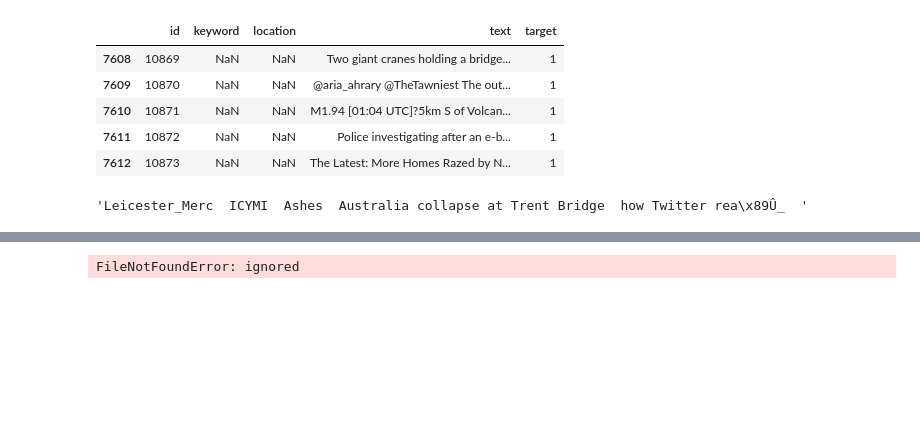
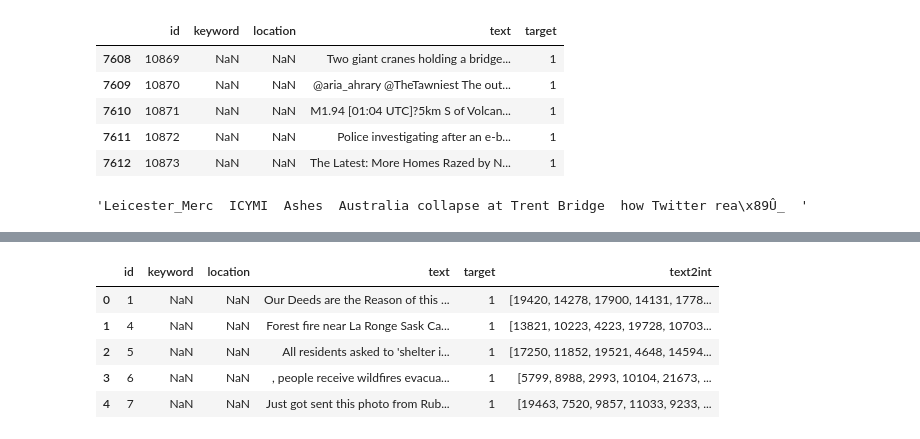
Before and after one commit to pahwa1902/LearMachineLearning, a Jupyter notebook: DisasterTweet.ipynb, the cells around one changed output, grey strips where cells are left out. Drawn from its saved outputs; the diff is of its cells as text; code cells hidden in the pictures; blank space fills up the shorter version.

```diff
--- a/DisasterTweet.ipynb
+++ b/DisasterTweet.ipynb
@@ -89,0 +61,25 @@ validate_dataset = validate_dataset.map(encode_fn)
+# %%
+def char2int(b):
+  vocab = len(set(b))
+  dict_vocab = {}
+  a = list(set(b))
+  for i in range(vocab):
+    dict_vocab[a[i]] = i
+  return dict_vocab,vocab
+# %%
+#char2id = {u:i for i,u in char2int[0].items()}
+training_data = training_data.reindex(columns=training_data.columns.tolist()+['text2int'])
+# %%
+encoder = char2int(summ)[0]
+vocab_size = char2int(summ)[1]
+# %%
+training_data['text2int'] = training_data['text'].apply(lambda x : np.array([encoder[c] for c in x.split(' ')]))
+# %%
+training_data.head()
+# %% [output]
+|  | id | keyword | location | text | target | text2int |
+| 0 | 1 | NaN | NaN | Our Deeds are the Reason of this ... | 1 | [19420, 14278, 17900, 14131, 1778... |
+| 1 | 4 | NaN | NaN | Forest fire near La Ronge Sask Ca... | 1 | [13821, 10223, 4223, 19728, 10703... |
+| 2 | 5 | NaN | NaN | All residents asked to 'shelter i... | 1 | [17250, 11852, 19521, 4648, 14594... |
+| 3 | 6 | NaN | NaN | , people receive wildfires evacua... | 1 | [5799, 8988, 2993, 10104, 21673, ... |
+| 4 | 7 | NaN | NaN | Just got sent this photo from Rub... | 1 | [19463, 7520, 9857, 11033, 9233, ... |
@@ -93,8 +94,3 @@ train_data = training_data.iloc[:5700]['text']
 train_label = label[:5700]
 validate_data = training_data.iloc[5700:]['text']
 validate_label = label[5700:]
-# %%
-filename = 'GoogleNews-vectors-negative300.bin.gz.'
-model = KeyedVectors.load_word2vec_format(filename, binary=True)
-# %% [output]
-FileNotFoundError: ignored
```
Also changed, not shown: parts of 30 cells of this notebook.
